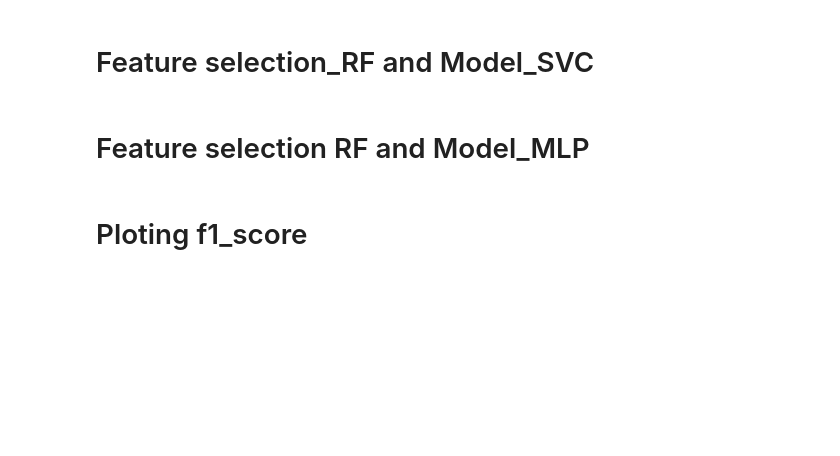
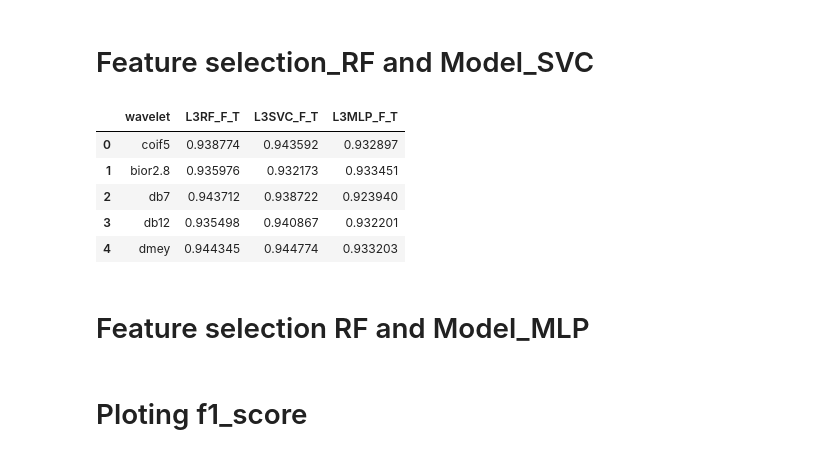
Before and after one commit to AbbasHussain72/Wavelet-featre-extraction-, a Jupyter notebook: current_wavelet_Transform_Technique.ipynb, the cells around one changed output. Cells and saved outputs as stored; diff of their text form; code cells hidden in the pictures; blank space fills up the shorter version.

```diff
--- a/current_wavelet_Transform_Technique.ipynb
+++ b/current_wavelet_Transform_Technique.ipynb
@@ -534,6 +534,7 @@ from sklearn.metrics import f1_score
 import time
 # %%
 rf_l3 = []
+best_params = {}
 #Define the parameter grid for RF
 param_grid = {
     'max_features': ['sqrt', 'log2'],
@@ -600,6 +601,8 @@ for w in common_wavelets_list :
 
   # rf_v.append(f1_val)
   rf_l3.append(f1_test)
+
+  best_params[w] = grid_search.best_params_
 # %%
-f1 = pd.DataFrame({'wavelet':common_wavelets_list, 'L3RF_F_T':rf_l3 })
-f1.to_csv('/content/drive/MyDrive/12wave_L3_F_T.csv', sep='\t') # relative position
+# f1 = pd.DataFrame({'wavelet':common_wavelets_list, 'L3RF1_F_T':rf_l3 })
+# f1.to_csv('/content/drive/MyDrive/12wave_L3_F_T.csv', sep='\t') # relative position
@@ -702,6 +702,15 @@ f1 = pd.concat([f1, pd.DataFrame({'L3SVC_F_T': svc_l3})], axis=1)
 f1.to_csv('/content/drive/MyDrive/12wave_L3_F_T.csv', sep='\t') # relative position
 # %%
 df_best.to_csv('/content/drive/MyDrive/12wave_bestpara.csv', sep='\t') # relative position
+# %%
+f1.head()
+# %% [output]
+|  | wavelet | L3RF_F_T | L3SVC_F_T | L3MLP_F_T |
+| 0 | coif5 | 0.938774 | 0.943592 | 0.932897 |
+| 1 | bior2.8 | 0.935976 | 0.932173 | 0.933451 |
+| 2 | db7 | 0.943712 | 0.938722 | 0.923940 |
+| 3 | db12 | 0.935498 | 0.940867 | 0.932201 |
+| 4 | dmey | 0.944345 | 0.944774 | 0.933203 |
 # %% [markdown]
 # Feature selection RF and Model_MLP
 # %%
```
Also changed, not shown: parts of 5 cells of this notebook.
